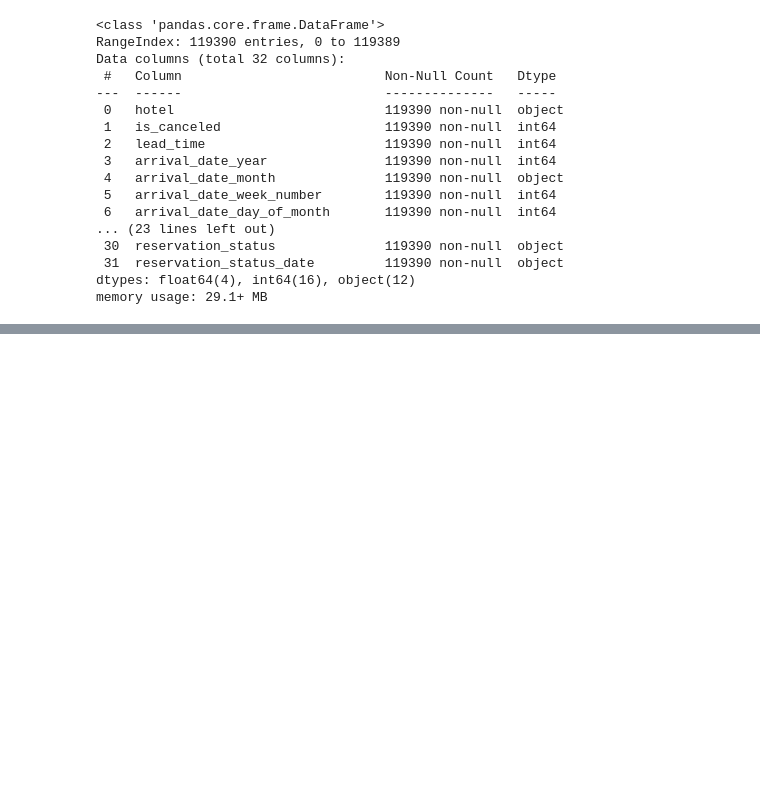
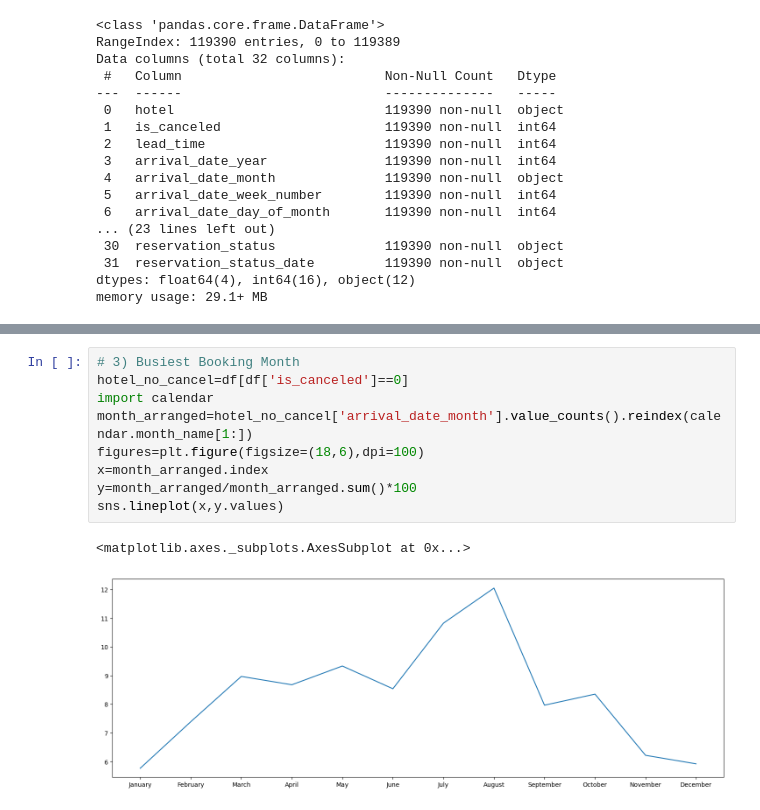
Before and after one commit to Vinnev/EDA-Capstone-Project-1, a Jupyter notebook: Hotel_Booking_Analysis(Individual_)_Capstone_Project.ipynb, the cells around one changed output, grey strips where cells are left out. Cells and saved outputs as stored; diff of their text form; blank space fills up the shorter version.

```diff
--- a/Hotel_Booking_Analysis(Individual_)_Capstone_Project.ipynb
+++ b/Hotel_Booking_Analysis(Individual_)_Capstone_Project.ipynb
@@ -158,0 +149,12 @@ memory usage: 28.1+ MB
+# %%
+# 3) Busiest Booking Month
+hotel_no_cancel=df[df['is_canceled']==0]
+import calendar
+month_arranged=hotel_no_cancel['arrival_date_month'].value_counts().reindex(calendar.month_name[1:])
+figures=plt.figure(figsize=(18,6),dpi=100)
+x=month_arranged.index
+y=month_arranged/month_arranged.sum()*100
+sns.lineplot(x,y.values)
+# %% [output]
+<matplotlib.axes._subplots.AxesSubplot at 0x...>
+[figure, added]
```
Also changed, not shown: parts of 19 cells of this notebook.
